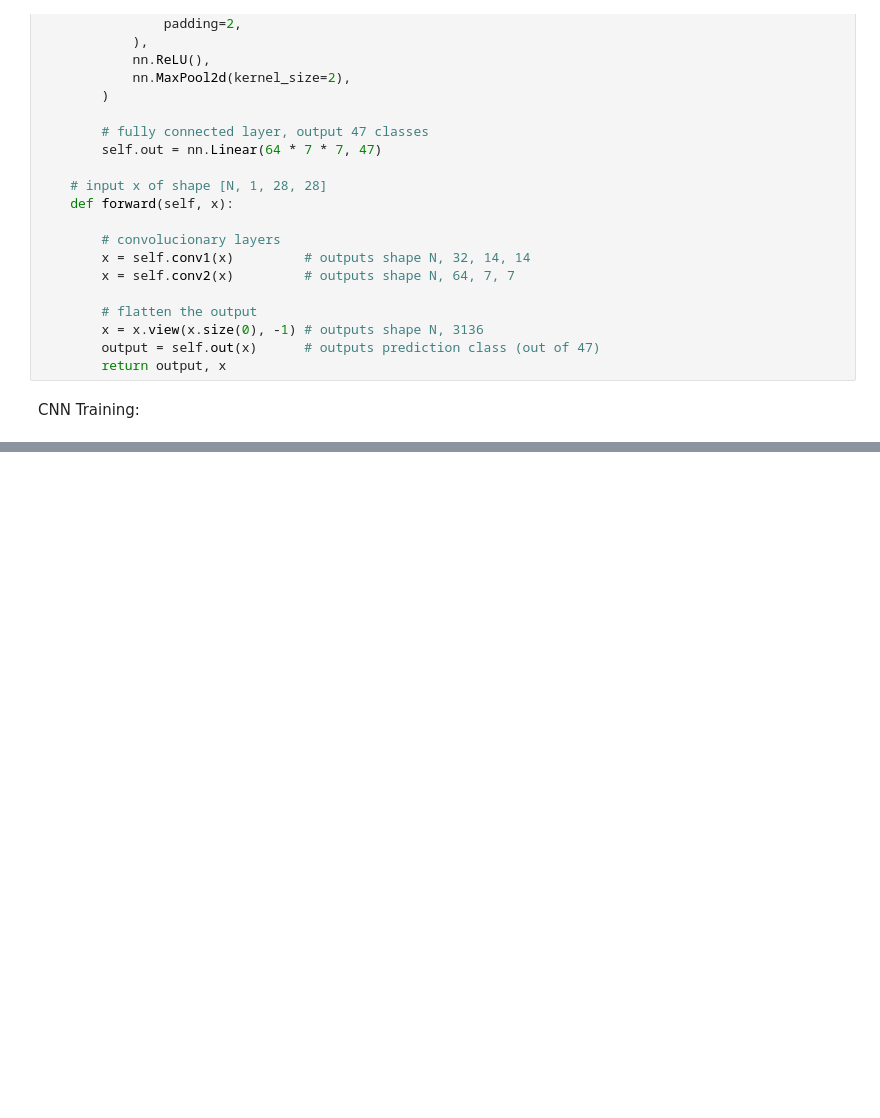
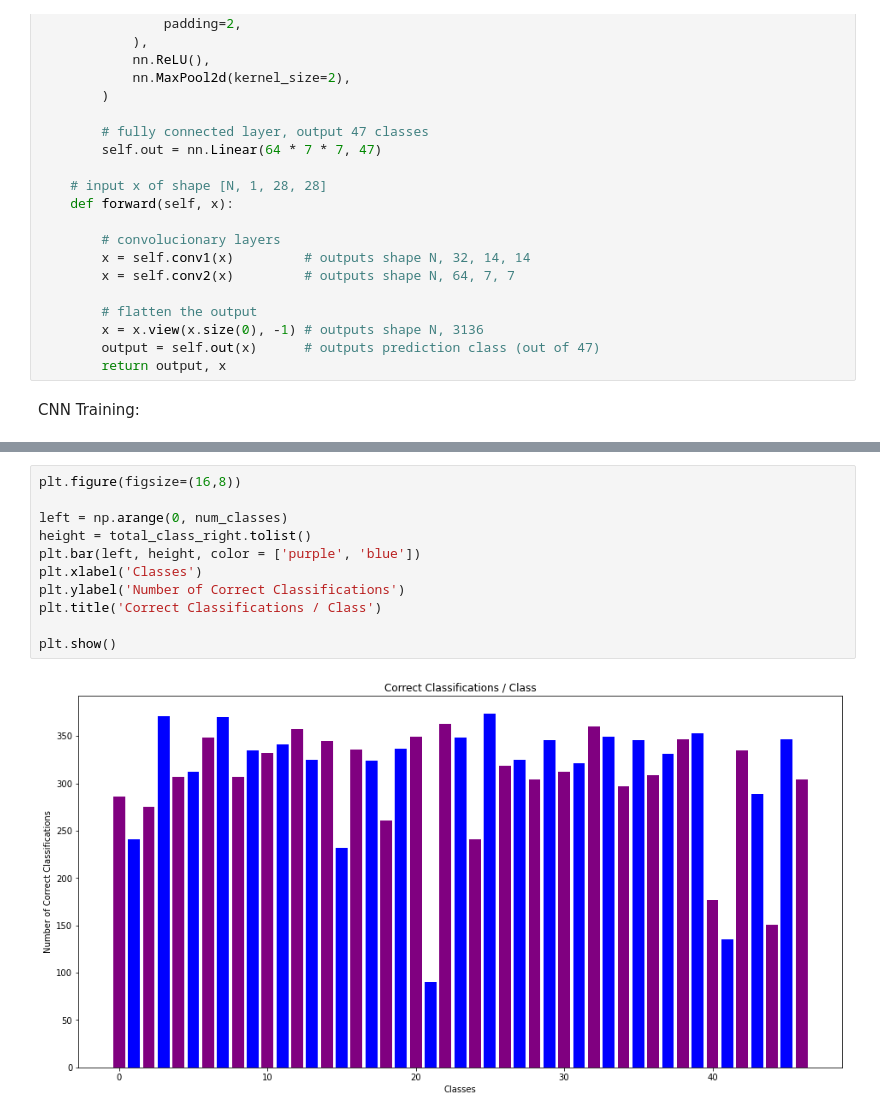
Before and after one commit to SeanMeath/Machine-Learning-Project, a Jupyter notebook: CNN.ipynb, the cells around one changed output, grey strips where cells are left out. Saved outputs shown, nothing was run; the diff lists cells and outputs as text; blank space fills up the shorter version.

```diff
--- a/CNN.ipynb
+++ b/CNN.ipynb
@@ -195,0 +193,13 @@ Batch [188/188], Accuracy: 80.0000
+# %%
+plt.figure(figsize=(16,8))
+
+left = np.arange(0, num_classes)
+height = total_class_right.tolist()
+plt.bar(left, height, color = ['purple', 'blue'])
+plt.xlabel('Classes')
+plt.ylabel('Number of Correct Classifications')
+plt.title('Correct Classifications / Class')
+
+plt.show()
+# %% [output]
+[figure, added]
```
Also changed, not shown: parts of 10 cells of this notebook.
